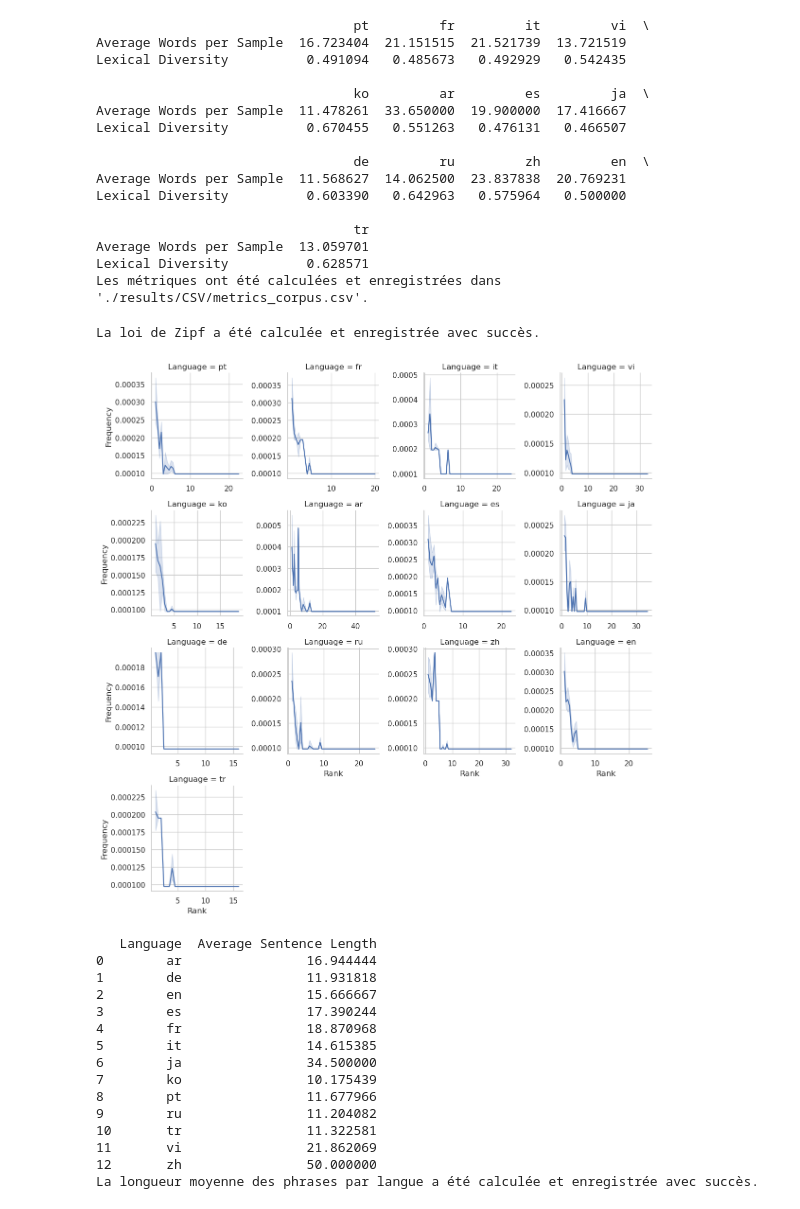
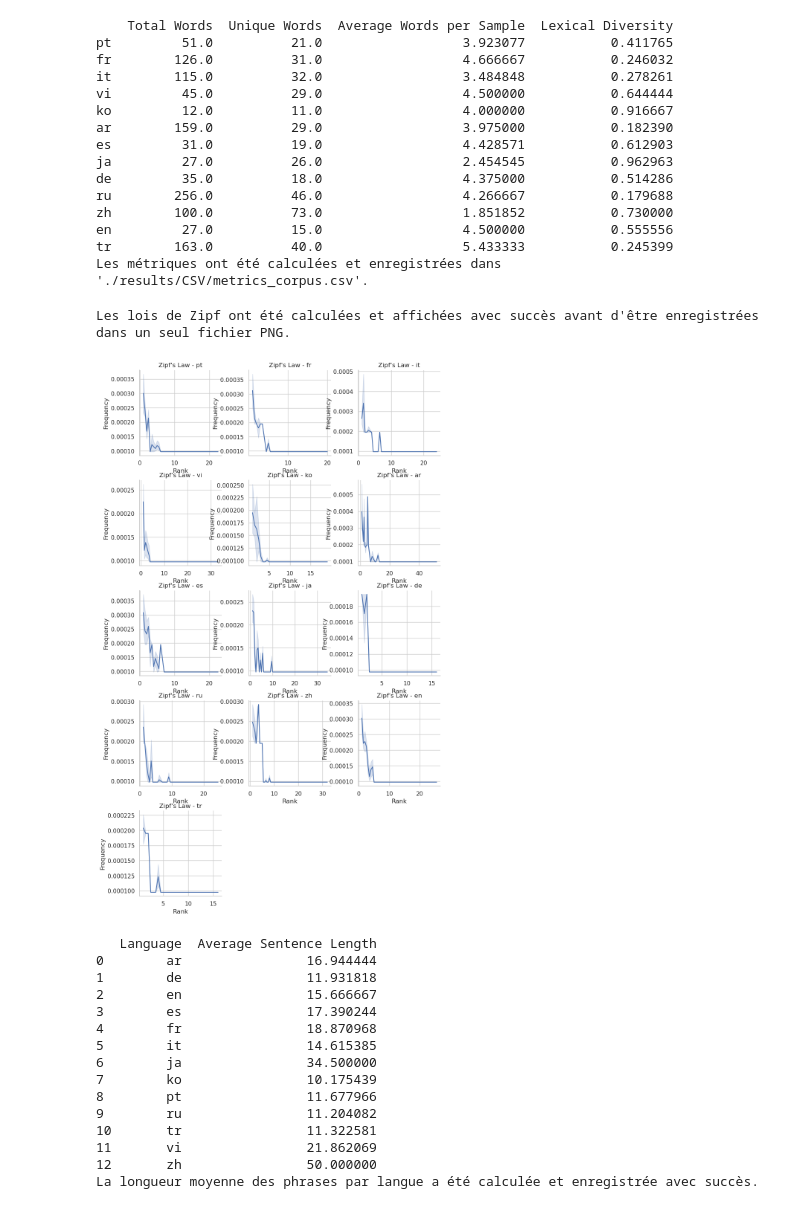
Before and after one commit to zia-sudo/OTC_Zhiya, a Jupyter notebook: statistiques/analysis_pipeline.ipynb, the cells around one changed output. Saved outputs shown, nothing was run; the diff lists cells and outputs as text; code cells hidden in the pictures.

```diff
--- a/statistiques/analysis_pipeline.ipynb
+++ b/statistiques/analysis_pipeline.ipynb
@@ -180,11 +182,17 @@ def zipf_law_by_lang(data):
     return final_df[["Token", "Frequency", "Rank", "Language"]]
 
 # Tracer la loi de Zipf pour chaque langue
-def plot_zipf(data):
+# Tracer la loi de Zipf pour chaque langue
+def save_zipf_plots(data, output_dir):
     sns.set(style="whitegrid")
-    g = sns.FacetGrid(data, col="Language", col_wrap=4, sharex=False, sharey=False)
-    g.map(sns.lineplot, "Rank", "Frequency")
-    return g.fig
+    g = sns.FacetGrid(data, col="Language", col_wrap=3, sharex=False, sharey=False)
+    for lang, ax in g.axes_dict.items():
+        lang_data = data[data["Language"] == lang]
+        sns.lineplot(data=lang_data, x="Rank", y="Frequency", ax=ax)
+        ax.set_title(f"Zipf's Law - {lang}")
+        ax.set_xlabel("Rank")
+        ax.set_ylabel("Frequency")
+    g.savefig(output_dir)  # Enregistrer le FacetGrid dans un seul fichier PNG
 # %%
 
 # Calculer la longueur moyenne des phrases par langue
@@ -250,37 +255,38 @@ Les statistiques ont été calculées et enregistrées dans './results/CSV/stats
 
 # Enregistrer les métriques
 metrics_file = "./results/CSV/metrics_corpus.csv"
-metrics = calculate_metrics(data)
+metrics = lexical_diversity_metrics(data)
 print(metrics)  # Affichage des statistiques
 metrics.to_csv(metrics_file)
 print(f"Les métriques ont été calculées et enregistrées dans '{metrics_file}'.")
 # %% [output]
-                                 pt         fr         it         vi  \
-Average Words per Sample  16.723404  21.151515  21.521739  13.721519
-Lexical Diversity          0.491094   0.485673   0.492929   0.542435
-
-                                 ko         ar         es         ja  \
-Average Words per Sample  11.478261  33.650000  19.900000  17.416667
-Lexical Diversity          0.670455   0.551263   0.476131   0.466507
-
-                                 de         ru         zh         en  \
-Average Words per Sample  11.568627  14.062500  23.837838  20.769231
-Lexical Diversity          0.603390   0.642963   0.575964   0.500000
-
-                                 tr
-Average Words per Sample  13.059701
-Lexical Diversity          0.628571
+    Total Words  Unique Words  Average Words per Sample  Lexical Diversity
+pt         51.0          21.0                  3.923077           0.411765
+fr        126.0          31.0                  4.666667           0.246032
+it        115.0          32.0                  3.484848           0.278261
+vi         45.0          29.0                  4.500000           0.644444
+ko         12.0          11.0                  4.000000           0.916667
+ar        159.0          29.0                  3.975000           0.182390
+es         31.0          19.0                  4.428571           0.612903
+ja         27.0          26.0                  2.454545           0.962963
+de         35.0          18.0                  4.375000           0.514286
+ru        256.0          46.0                  4.266667           0.179688
+zh        100.0          73.0                  1.851852           0.730000
+en         27.0          15.0                  4.500000           0.555556
+tr        163.0          40.0                  5.433333           0.245399
 Les métriques ont été calculées et enregistrées dans './results/CSV/metrics_corpus.csv'.
-# %%
-
-# Calculer la loi de Zipf et tracer
-zipf_results = zipf_law_by_lang(data)
-zipf_plot = plot_zipf(zipf_results)
-zipf_plot.savefig("./results/IMAGES/zipf.png", facecolor="white", dpi=300)
-print("La loi de Zipf a été calculée et enregistrée avec succès.")
-# %% [output]
-La loi de Zipf a été calculée et enregistrée avec succès.
-[figure, removed]
+# %%
+# Utilisation de la fonction pour tracer la loi de Zipf et enregistrer les graphiques dans un seul fichier PNG
+
+output_dir = "./results/IMAGES/zipf.png"
+zipf_results = zipf_law_by_lang(data)
+save_zipf_plots(zipf_results, output_dir)
+
+# Affichage des résultats
+print("Les lois de Zipf ont été calculées et affichées avec succès avant d'être enregistrées dans un seul fichier PNG.")
+# %% [output]
+Les lois de Zipf ont été calculées et affichées avec succès avant d'être enregistrées dans un seul fichier PNG.
+[figure, added]
 # %%
 
 # Calculer et sauvegarder la longueur moyenne des phrases par langue
```
Also changed, not shown: parts of 8 cells of this notebook, 19 other files.
